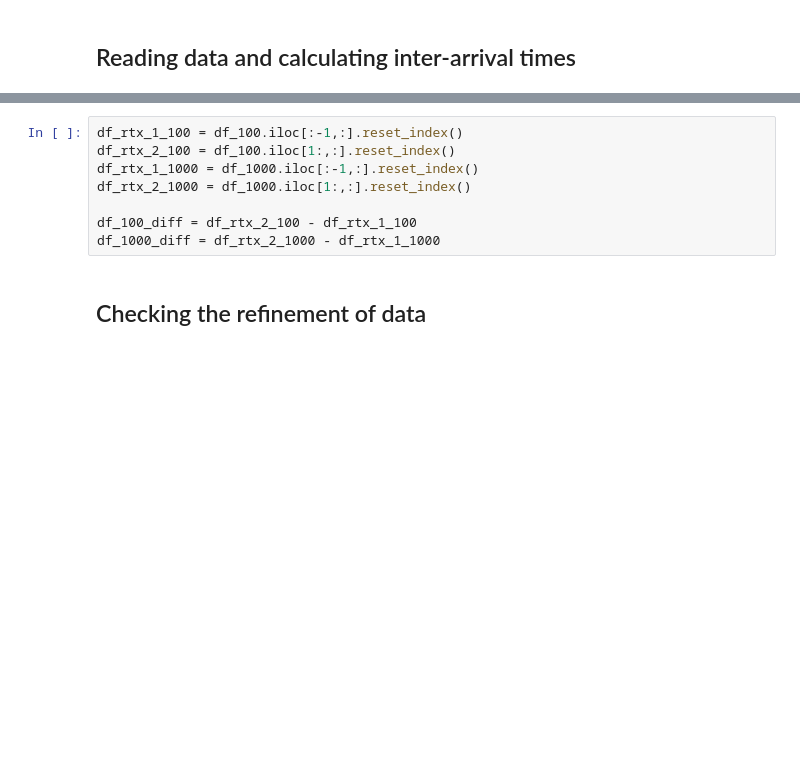
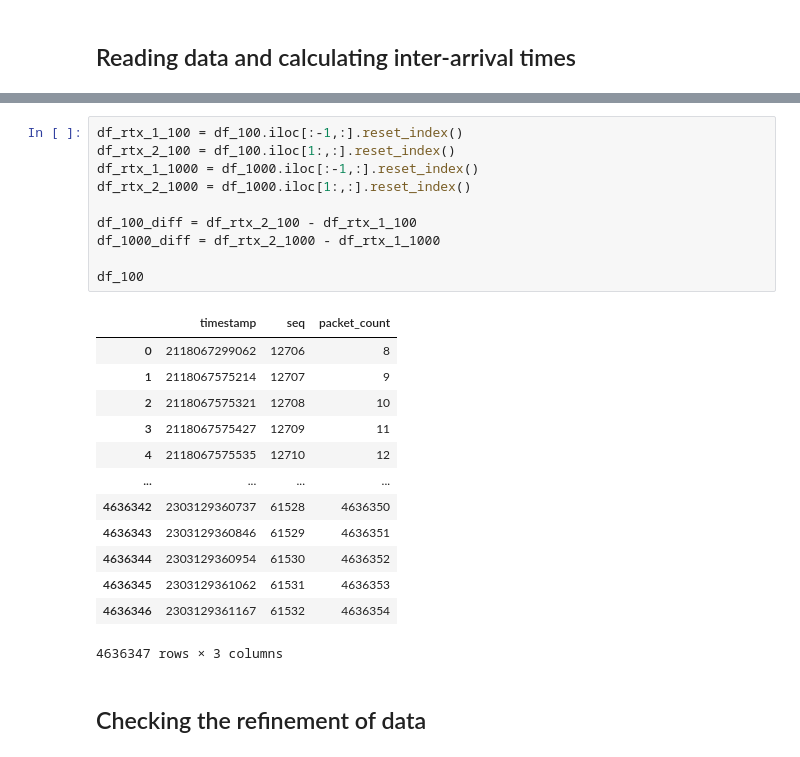
Before and after one commit to amir-sabzi/MinesVPN, a Jupyter notebook: codes/data_analysis/S_experiment.ipynb, the cells around one changed output, grey strips where cells are left out. Cells and saved outputs as stored; diff of their text form; blank space fills up the shorter version.

```diff
--- a/codes/data_analysis/S_experiment.ipynb
+++ b/codes/data_analysis/S_experiment.ipynb
@@ -18,11 +27,27 @@ df_1000.drop(columns=['dummy_1', 'dummy_2', 'dummy_3'], inplace=True)
 # %%
 df_rtx_1_100 = df_100.iloc[:-1,:].reset_index()
 df_rtx_2_100 = df_100.iloc[1:,:].reset_index()
 df_rtx_1_1000 = df_1000.iloc[:-1,:].reset_index()
 df_rtx_2_1000 = df_1000.iloc[1:,:].reset_index()
 
 df_100_diff = df_rtx_2_100 - df_rtx_1_100
 df_1000_diff = df_rtx_2_1000 - df_rtx_1_1000
+
+df_100
+# %% [output]
+|  | timestamp | seq | packet_count |
+| 0 | 2118067299062 | 12706 | 8 |
+| 1 | 2118067575214 | 12707 | 9 |
+| 2 | 2118067575321 | 12708 | 10 |
+| 3 | 2118067575427 | 12709 | 11 |
+| 4 | 2118067575535 | 12710 | 12 |
+| ... | ... | ... | ... |
+| 4636342 | 2303129360737 | 61528 | 4636350 |
+| 4636343 | 2303129360846 | 61529 | 4636351 |
+| 4636344 | 2303129360954 | 61530 | 4636352 |
+| 4636345 | 2303129361062 | 61531 | 4636353 |
+| 4636346 | 2303129361167 | 61532 | 4636354 |
+4636347 rows × 3 columns
 # %% [markdown]
 ## Checking the refinement of data
 # %%
```
Also changed, not shown: parts of 5 cells of this notebook.
